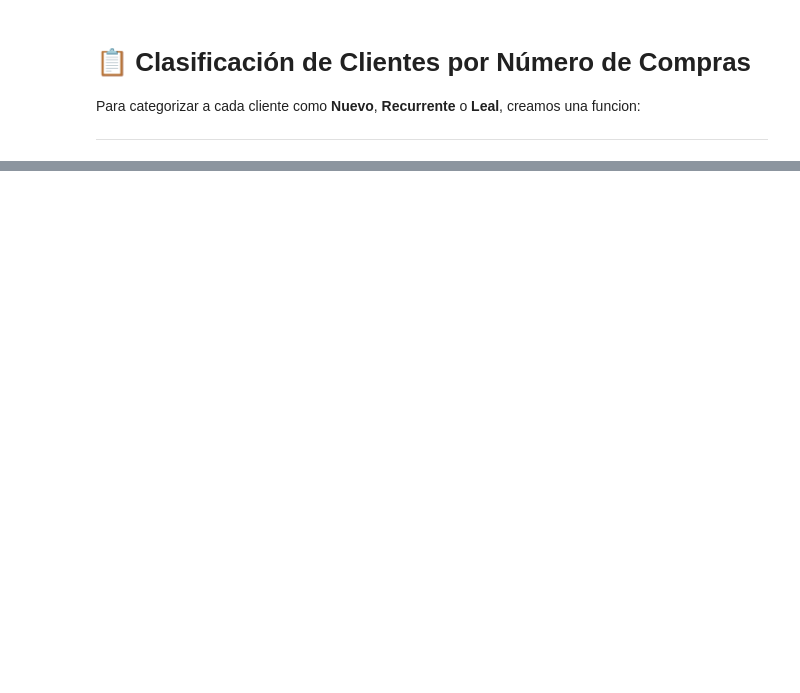
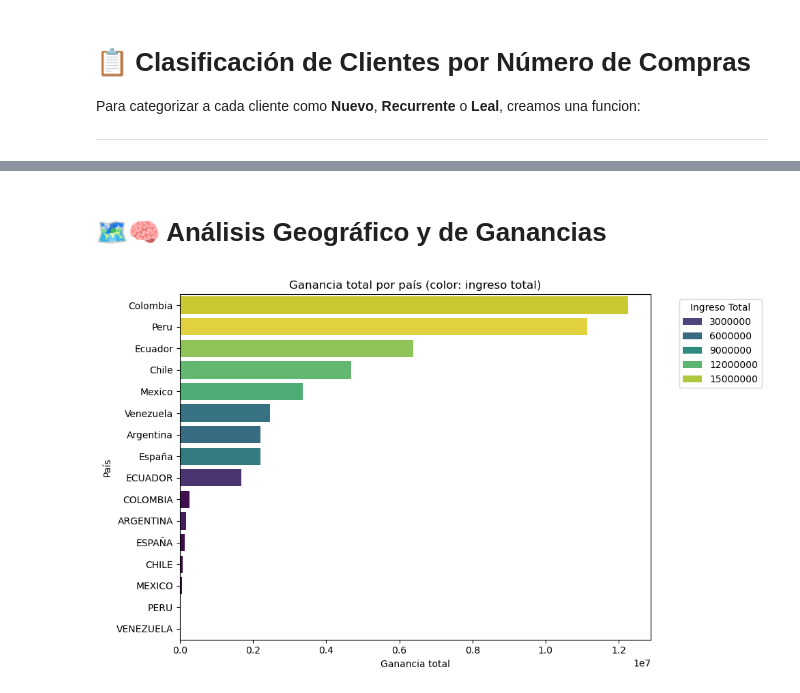
Before and after one commit to EdgarOso/My-learning-path, a Jupyter notebook: Proyecto Python/proyectazo..ipynb, the cells around one changed output, grey strips where cells are left out. Cells and saved outputs as stored; diff of their text form; code cells hidden in the pictures; blank space fills up the shorter version.

```diff
--- a/Proyecto Python/proyectazo..ipynb
+++ b/Proyecto Python/proyectazo..ipynb
@@ -719,0 +1083,28 @@ print("📋 Clasificación de Clientes por Número de Compras \n \n", clasificar
+# %% [markdown]
+# 🗺️🧠 Análisis Geográfico y de Ganancias
+# %%
+# Distribución de ganancia por país, coloreando por ingreso total
+ganancia_pais = (
+    df_maestro.groupby('Pais')
+    .agg({'Ganancia': 'sum', 'Ingreso_Total': 'sum'})
+    .sort_values('Ganancia', ascending=False)
+    .reset_index()
+)
+
+plt.figure(figsize=(10, 6))
+sns.barplot(
+    data=ganancia_pais,
+    x='Ganancia',
+    y='Pais',
+    hue='Ingreso_Total',
+    palette='viridis',
+    dodge=False
+)
+plt.title('Ganancia total por país (color: ingreso total)')
+plt.xlabel('Ganancia total')
+plt.ylabel('País')
+plt.legend(title='Ingreso Total', bbox_to_anchor=(1.05, 1), loc='upper left')
+plt.tight_layout()
+plt.show()
+# %% [output]
+[figure, added]
```
Also changed, not shown: parts of 50 cells of this notebook.
